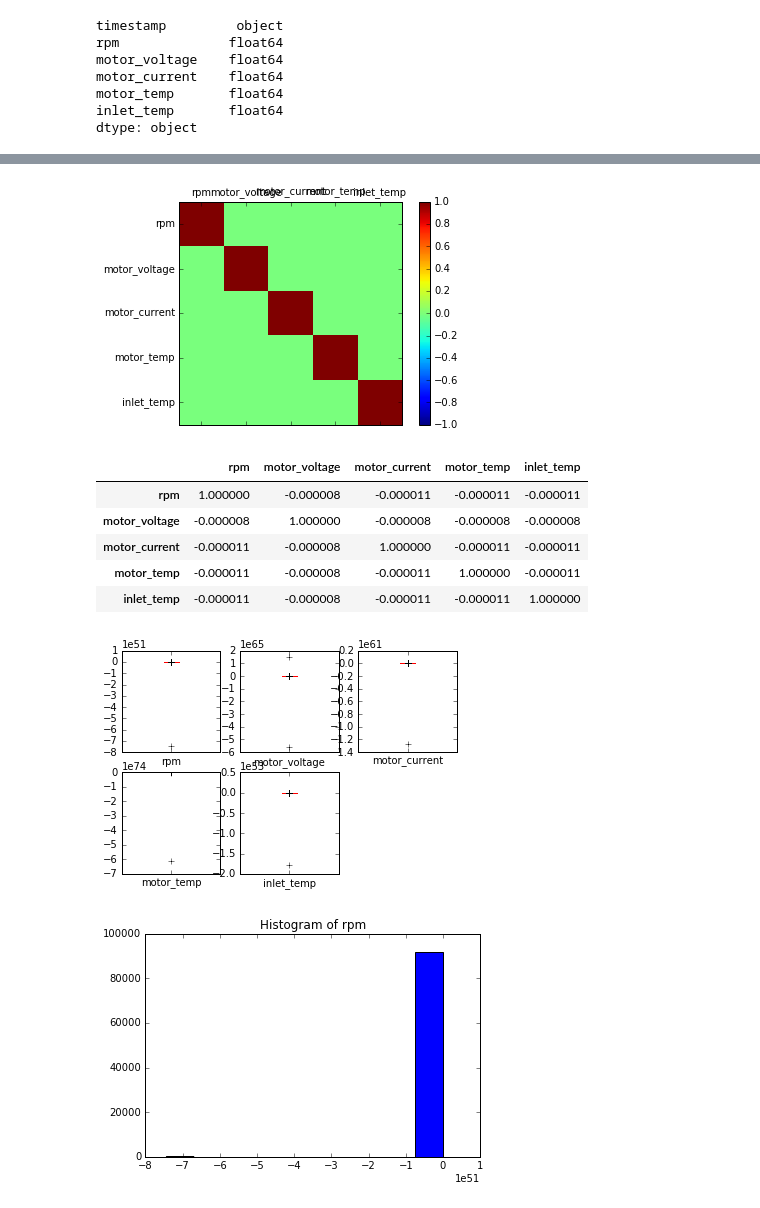
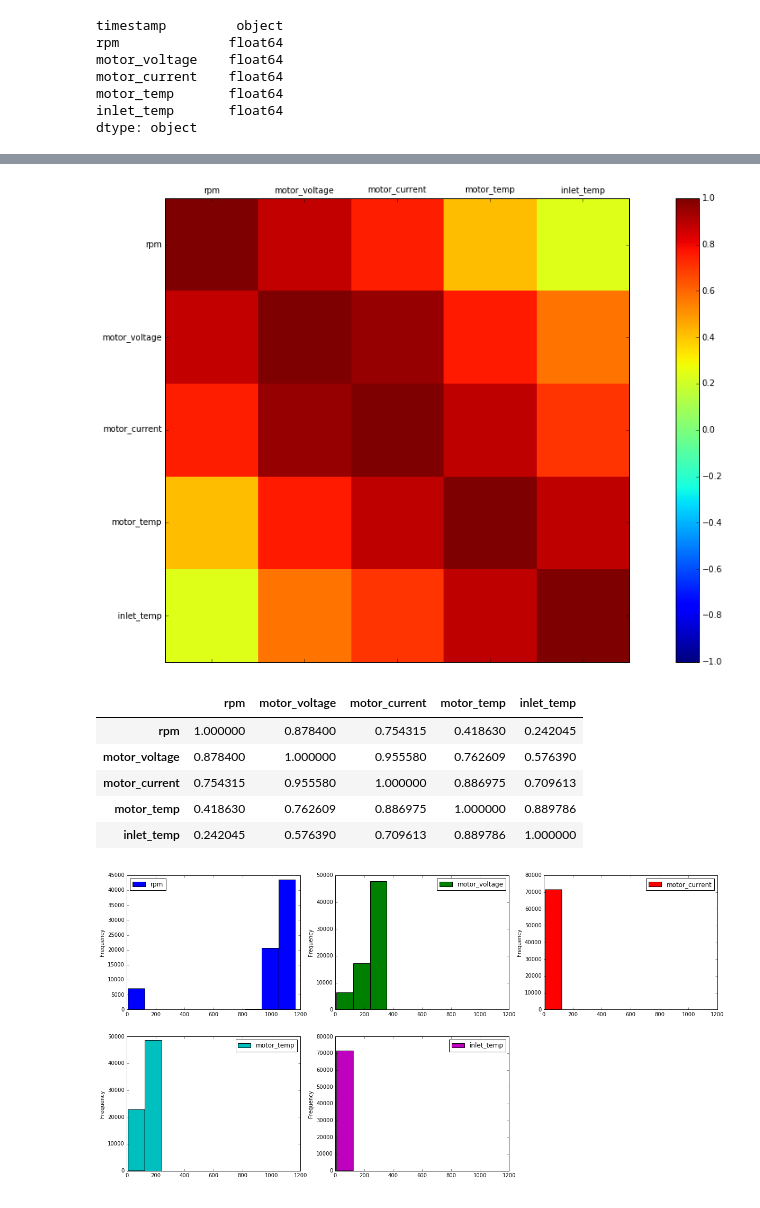
Before and after one commit to praneethtamvada/data-science-challenge, a Jupyter notebook: Datasciencechall.ipynb, the cells around one changed output, grey strips where cells are left out. Saved outputs shown, nothing was run; the diff lists cells and outputs as text; code cells hidden in the pictures.

```diff
--- a/Datasciencechall.ipynb
+++ b/Datasciencechall.ipynb
@@ -48,0 +82,13 @@ unit_sca = preprocessing.scale(unit)
+# %%
+# Removing outliers using percentile cut-off technique. This is one of the method that can be used to remove outliers.
+
+def unit_clean(df):
+    low = .05
+    high = .95
+    quant_df = df.quantile([low, high])
+    for name in list(df.columns):
+        if is_numeric_dtype(df[name]):
+            df = df[(df[name] > quant_df.loc[low, name]) & (df[name] < quant_df.loc[high, name])]
+    return df
+
+unit_clean = unit_clean(unit)
@@ -62,0 +122,7 @@ plt.xlabel('Day', fontsize=10);
+# %%
+#Lets see the box plots with this clean data to make sure there are no outliers.
+
+names = ['rpm', 'motor_voltage', 'motor_current', 'motor_temp', 'inlet_temp']
+
+unit_clean.plot(kind='box', figsize=(20,10), subplots=True, layout=(2,3), sharex=False, sharey=False)
+plt.show()
@@ -63,43 +131,32 @@ plt.xlabel('Day', fontsize=10);
 # %%
-names = ['rpm','motor_voltage','motor_current','motor_temp','inlet_temp']
-correlations = unit.corr()
-fig = plt.figure()
-ax = fig.add_subplot(111)
-cax = ax.matshow(correlations, vmin=-1, vmax=1)
-fig.colorbar(cax)
-ticks = np.arange(0,5,1)
-ax.set_xticks(ticks)
-ax.set_yticks(ticks)
-ax.set_xticklabels(names)
-ax.set_yticklabels(names)
-plt.show()
+#Now lets see the corelations between the features.
+    names = ['rpm','motor_voltage','motor_current','motor_temp','inlet_temp']
+    correlations = unit_clean.corr()
+    fig = plt.figure(figsize=(20,10))
+    ax = fig.add_subplot(111)
+    cax = ax.matshow(correlations, vmin=-1, vmax=1)
+    fig.colorbar(cax)
+    ticks = np.arange(0,5,1)
+    ax.set_xticks(ticks)
+    ax.set_yticks(ticks)
+    ax.set_xticklabels(names)
+    ax.set_yticklabels(names)
+    plt.show()
 # %% [output]
-[figure, old version]
+[figure, new version]
 # %%
-unit.corr()
+unit_clean.corr()
 # %% [output]
 |  | rpm | motor_voltage | motor_current | motor_temp | inlet_temp |
-| rpm | 1.000000 | -0.000008 | -0.000011 | -0.000011 | -0.000011 |
-| motor_voltage | -0.000008 | 1.000000 | -0.000008 | -0.000008 | -0.000008 |
-| motor_current | -0.000011 | -0.000008 | 1.000000 | -0.000011 | -0.000011 |
-| motor_temp | -0.000011 | -0.000008 | -0.000011 | 1.000000 | -0.000011 |
-| inlet_temp | -0.000011 | -0.000008 | -0.000011 | -0.000011 | 1.000000 |
+| rpm | 1.000000 | 0.878400 | 0.754315 | 0.418630 | 0.242045 |
+| motor_voltage | 0.878400 | 1.000000 | 0.955580 | 0.762609 | 0.576390 |
+| motor_current | 0.754315 | 0.955580 | 1.000000 | 0.886975 | 0.709613 |
+| motor_temp | 0.418630 | 0.762609 | 0.886975 | 1.000000 | 0.889786 |
+| inlet_temp | 0.242045 | 0.576390 | 0.709613 | 0.889786 | 1.000000 |
 # %%
-#Box Plots
-
-
-# Box and Whisker Plots
-
 names = ['rpm', 'motor_voltage', 'motor_current', 'motor_temp', 'inlet_temp']
 
-unit.plot(kind='box', subplots=True, layout=(2,3), sharex=False, sharey=False)
+unit_clean.plot(kind='hist', figsize=(20,10), subplots=True, layout=(2,3), sharex=False, sharey=False)
 plt.show()
 # %% [output]
-[figure, old version]
+[figure, new version]
-# %%
-#See the distributions of variables. We can also see noises through histograms
-plt.hist(unit['rpm'])  # arguments are passed to np.histogram
-plt.title("Histogram of rpm")
-plt.show()
-# %% [output]
-[figure, removed]
```
Also changed, not shown: parts of 15 cells of this notebook, 1 other file.
